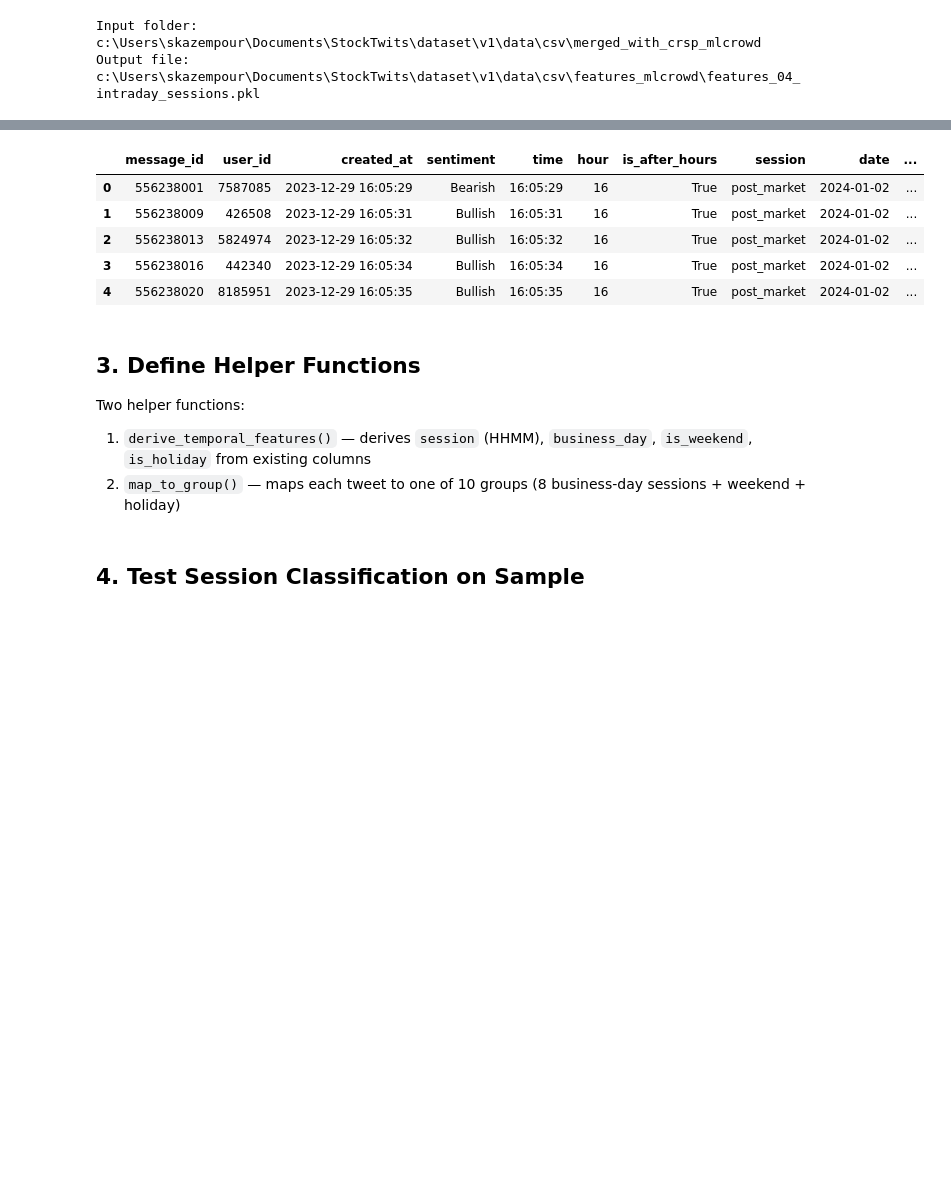
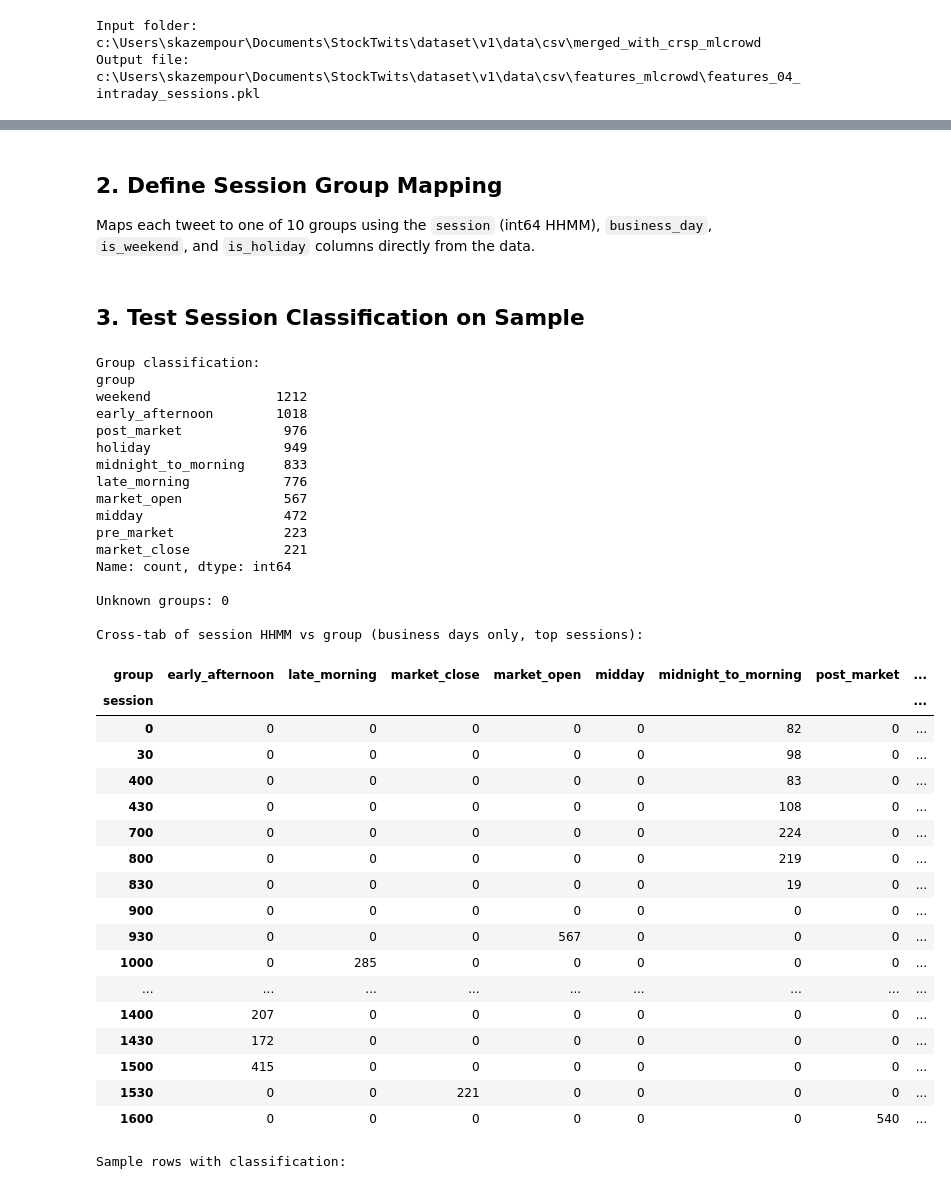
Before and after one commit to smkazempour/ml-from-crowd, a Jupyter notebook: 01 - feature extraction/features_04_intraday_sessions.ipynb, the cells around one changed output, grey strips where cells are left out. Drawn from its saved outputs; the diff is of its cells as text; code cells hidden in the pictures; blank space fills up the shorter version.

```diff
--- a/01 - feature extraction/features_04_intraday_sessions.ipynb
+++ b/01 - feature extraction/features_04_intraday_sessions.ipynb
@@ -149,16 +144,5 @@ Relevant columns:
-# %%
-df_sample.head()
-# %% [output]
-|  | message_id | user_id | created_at | sentiment | time | hour | is_after_hours | session | date | ... |
-| 0 | 556238001 | 7587085 | 2023-12-29 16:05:29 | Bearish | 16:05:29 | 16 | True | post_market | 2024-01-02 | ... |
-| 1 | 556238009 | 426508 | 2023-12-29 16:05:31 | Bullish | 16:05:31 | 16 | True | post_market | 2024-01-02 | ... |
-| 2 | 556238013 | 5824974 | 2023-12-29 16:05:32 | Bullish | 16:05:32 | 16 | True | post_market | 2024-01-02 | ... |
-| 3 | 556238016 | 442340 | 2023-12-29 16:05:34 | Bullish | 16:05:34 | 16 | True | post_market | 2024-01-02 | ... |
-| 4 | 556238020 | 8185951 | 2023-12-29 16:05:35 | Bullish | 16:05:35 | 16 | True | post_market | 2024-01-02 | ... |
 # %% [markdown]
-## 3. Define Helper Functions
+## 2. Define Session Group Mapping
 
-Two helper functions:
-1. `derive_temporal_features()` — derives `session` (HHMM), `business_day`, `is_weekend`, `is_holiday` from existing columns
-2. `map_to_group()` — maps each tweet to one of 10 groups (8 business-day sessions + weekend + holiday)
+Maps each tweet to one of 10 groups using the `session` (int64 HHMM), `business_day`, `is_weekend`, and `is_holiday` columns directly from the data.
 # %%
@@ -237,28 +178,61 @@ def map_to_group(df):
     ]
     return np.select(conditions, choices, default='unknown')
 # %% [markdown]
-## 4. Test Session Classification on Sample
+## 3. Test Session Classification on Sample
 # %%
-# Test on sample data
 df_test = df_sample.copy()
-derive_temporal_features(df_test, TRADING_DAYS_SET)
 df_test['group'] = map_to_group(df_test)
 
-print("Session HHMM distribution (top 15):")
-print(df_test['session_int'].value_counts().head(15))
-
-print(f"\nTemporal flags:")
-print(f"  business_day: {df_test['business_day'].sum():,} / {len(df_test):,}")
-print(f"  is_weekend:   {df_test['is_weekend'].sum():,} / {len(df_test):,}")
-print(f"  is_holiday:   {df_test['is_holiday'].sum():,} / {len(df_test):,}")
-
-print(f"\nGroup classification:")
+print("Group classification:")
 print(df_test['group'].value_counts())
 
 print(f"\nUnknown groups: {(df_test['group'] == 'unknown').sum()}")
 
+# Cross-tab: session HHMM vs group (for business days)
+bd_mask = df_test['business_day']
+print(f"\nCross-tab of session HHMM vs group (business days only, top sessions):")
+ct = pd.crosstab(df_test.loc[bd_mask, 'session'], df_test.loc[bd_mask, 'group'])
+display(ct.head(20))
+
 # Show a few examples
 print(f"\nSample rows with classification:")
-display(df_test[['created_at', 'time', 'session_int', 'business_day', 'is_weekend', 'is_holiday', 'group', 'date', 'symbol']].head(15))
+display(df_test[['created_at', 'time', 'session', 'business_day', 'is_weekend', 'is_holiday', 'group', 'date', 'symbol']].head(15))
 
 del df_test
+# %% [output]
+Group classification:
+group
+weekend                1212
+early_afternoon        1018
+post_market             976
+holiday                 949
+midnight_to_morning     833
+late_morning            776
+market_open             567
+midday                  472
+pre_market              223
+market_close            221
+Name: count, dtype: int64
+
+Unknown groups: 0
+
+Cross-tab of session HHMM vs group (business days only, top sessions):
+| group | early_afternoon | late_morning | market_close | market_open | midday | midnight_to_morning | post_market | ... |
+| session |  |  |  |  |  |  |  | ... |
+| 0 | 0 | 0 | 0 | 0 | 0 | 82 | 0 | ... |
+| 30 | 0 | 0 | 0 | 0 | 0 | 98 | 0 | ... |
+| 400 | 0 | 0 | 0 | 0 | 0 | 83 | 0 | ... |
+| 430 | 0 | 0 | 0 | 0 | 0 | 108 | 0 | ... |
+| 700 | 0 | 0 | 0 | 0 | 0 | 224 | 0 | ... |
+| 800 | 0 | 0 | 0 | 0 | 0 | 219 | 0 | ... |
+| 830 | 0 | 0 | 0 | 0 | 0 | 19 | 0 | ... |
+| 900 | 0 | 0 | 0 | 0 | 0 | 0 | 0 | ... |
+| 930 | 0 | 0 | 0 | 567 | 0 | 0 | 0 | ... |
+| 1000 | 0 | 285 | 0 | 0 | 0 | 0 | 0 | ... |
+| ... | ... | ... | ... | ... | ... | ... | ... | ... |
+| 1400 | 207 | 0 | 0 | 0 | 0 | 0 | 0 | ... |
+| 1430 | 172 | 0 | 0 | 0 | 0 | 0 | 0 | ... |
+| 1500 | 415 | 0 | 0 | 0 | 0 | 0 | 0 | ... |
+| 1530 | 0 | 0 | 221 | 0 | 0 | 0 | 0 | ... |
+| 1600 | 0 | 0 | 0 | 0 | 0 | 0 | 540 | ... |
+Sample rows with classification:
```
Also changed, not shown: parts of 23 cells of this notebook, 7 other files.
